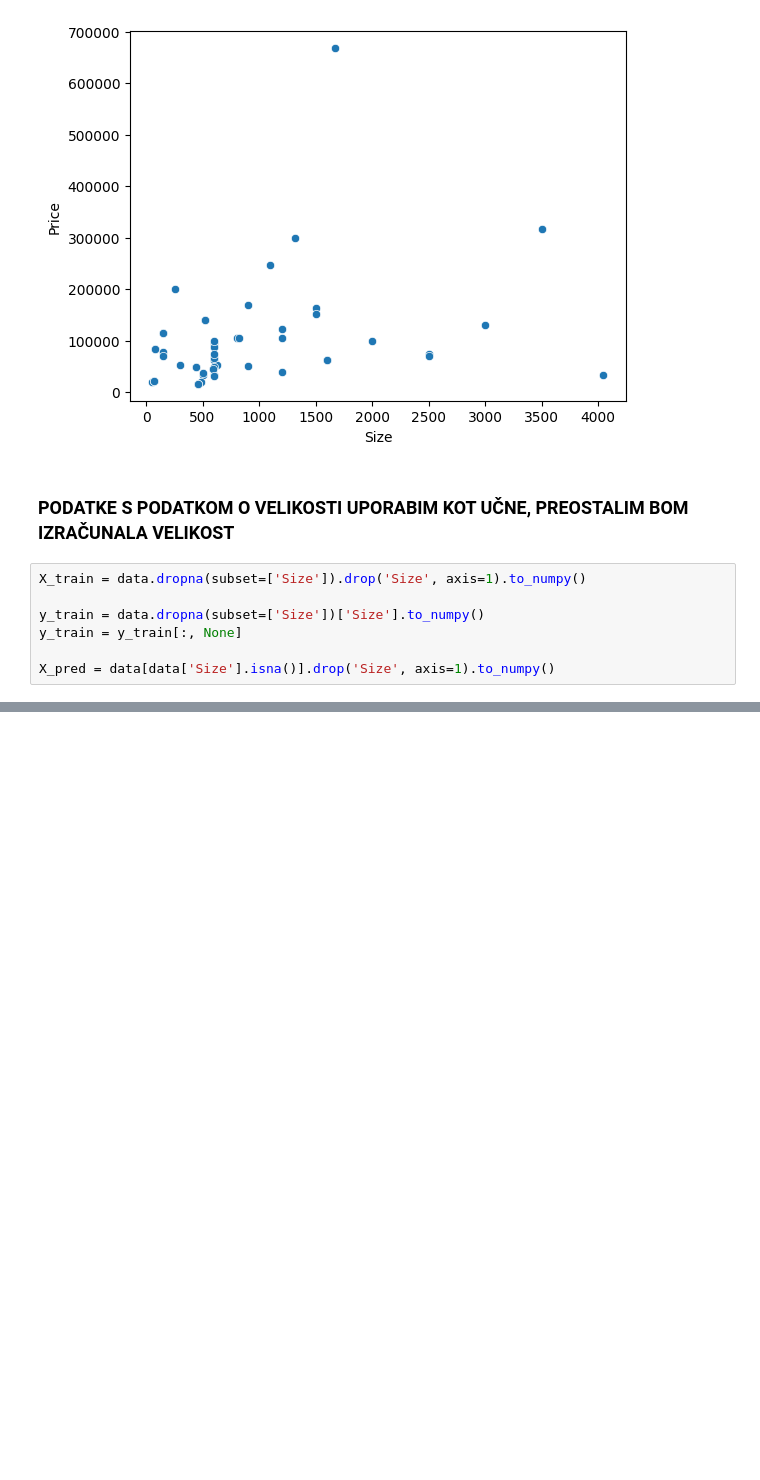
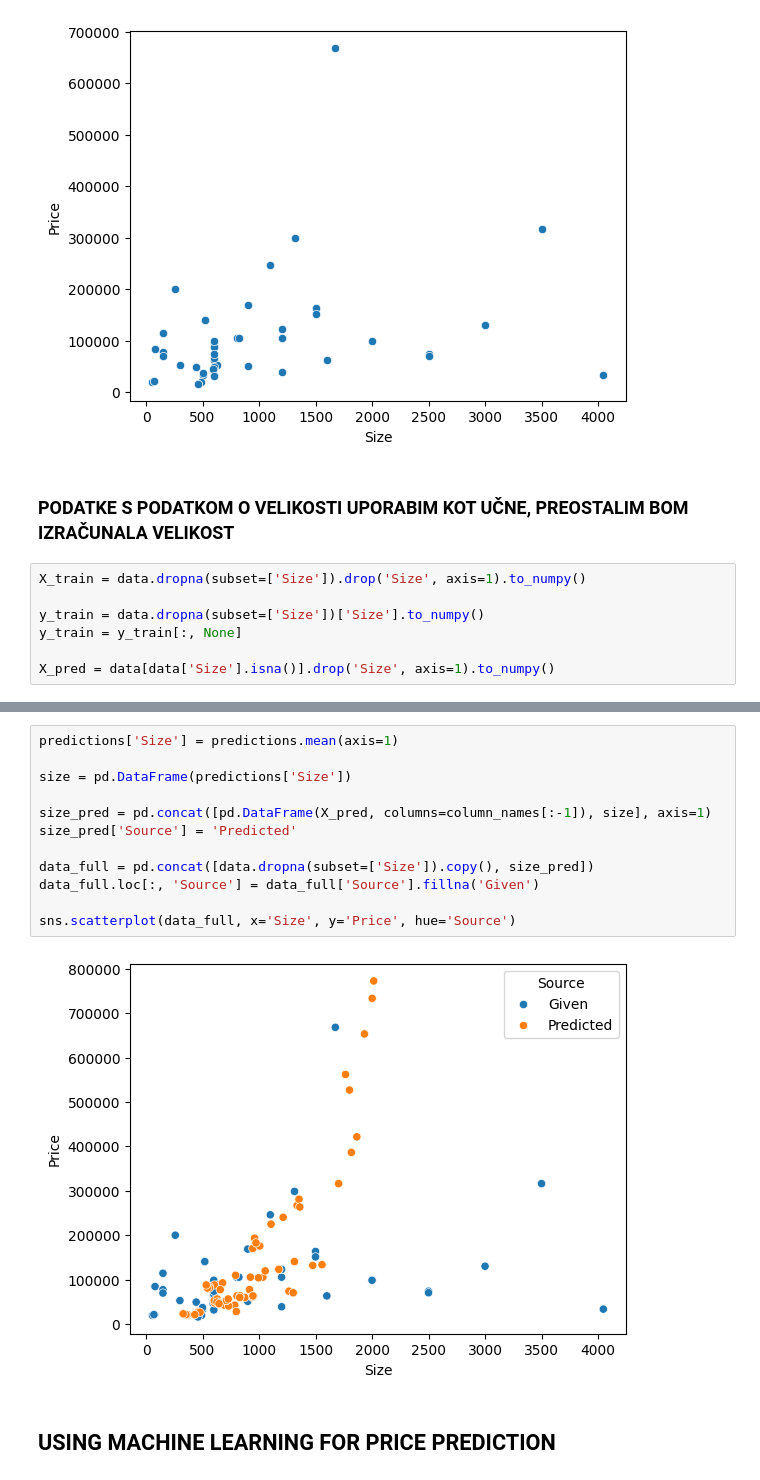
Before and after one commit to tanjalustrek/Property-Cost-Lusaka, a Jupyter notebook: analysis.ipynb, the cells around one changed output, grey strips where cells are left out. Drawn from its saved outputs; the diff is of its cells as text; blank space fills up the shorter version.

```diff
--- a/analysis.ipynb
+++ b/analysis.ipynb
@@ -117,0 +130,16 @@ for i, tab in enumerate([data_lr, data_knn]):
+# %%
+predictions['Size'] = predictions.mean(axis=1)
+
+size = pd.DataFrame(predictions['Size'])
+
+size_pred = pd.concat([pd.DataFrame(X_pred, columns=column_names[:-1]), size], axis=1)
+size_pred['Source'] = 'Predicted'
+
+data_full = pd.concat([data.dropna(subset=['Size']).copy(), size_pred])
+data_full.loc[:, 'Source'] = data_full['Source'].fillna('Given')
+
+sns.scatterplot(data_full, x='Size', y='Price', hue='Source')
+# %% [output]
+[figure, added]
+# %% [markdown]
+## USING MACHINE LEARNING FOR PRICE PREDICTION
```
Also changed, not shown: parts of 6 cells of this notebook.
